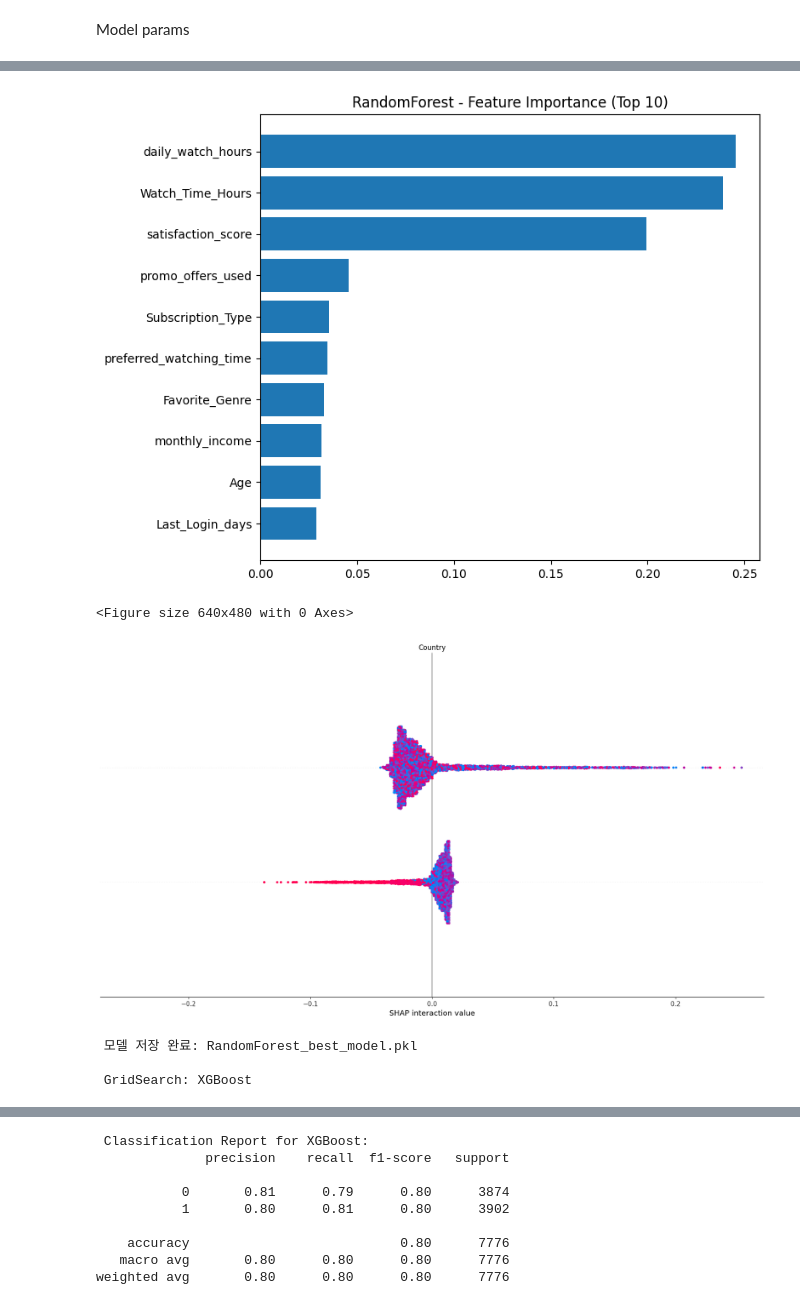
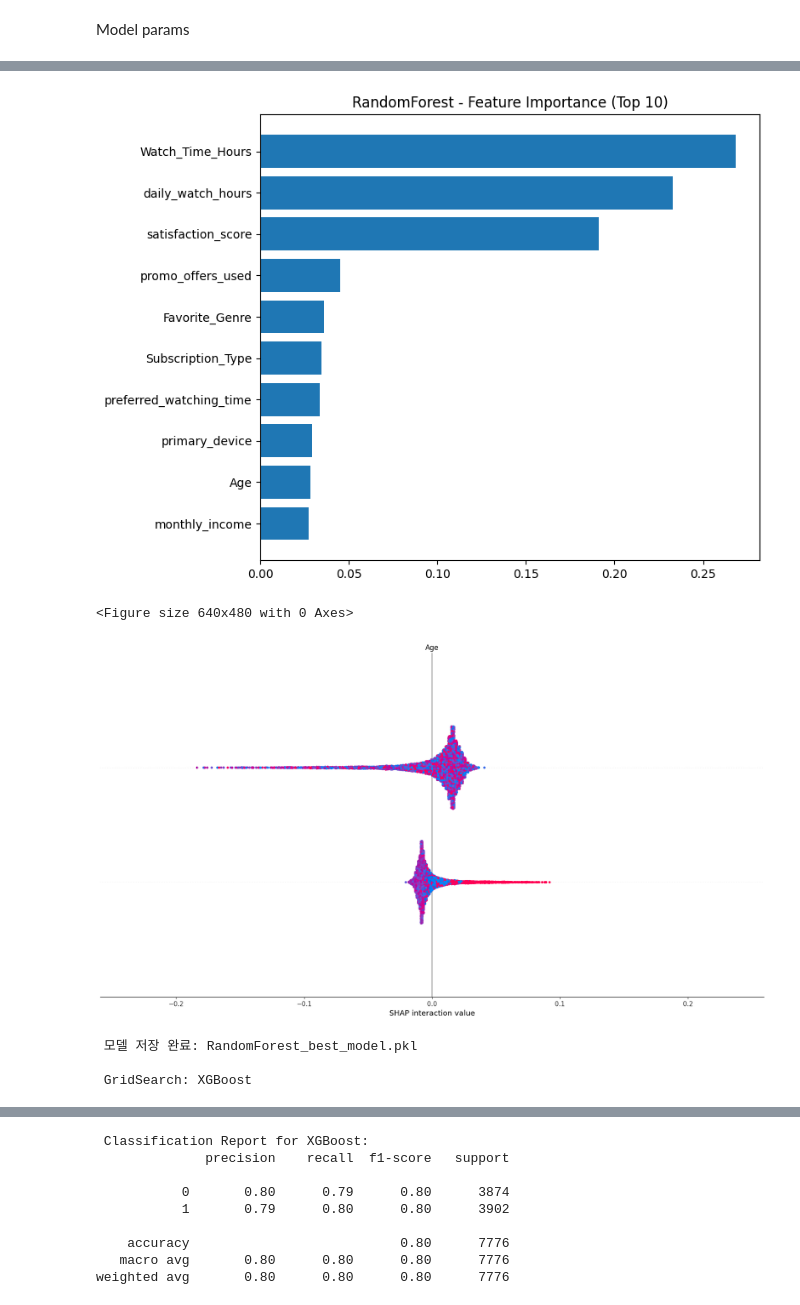
Before and after one commit to SKNETWORKS-FAMILY-AICAMP/SKN12-2nd-1TEAM, a Jupyter notebook: model/model.ipynb, the cells around one changed output, grey strips where cells are left out. Saved outputs shown, nothing was run; the diff lists cells and outputs as text; code cells hidden in the pictures.

```diff
--- a/model/model.ipynb
+++ b/model/model.ipynb
@@ -18,7 +18,7 @@ import warnings
 warnings.filterwarnings('ignore')
 # %%
 # 데이터 로더
-df = pd.read_csv('./data/netflix_users.csv')
+df = pd.read_csv('../data/netflix_users.csv')
 print(df.head())
 # %% [output]
    User_ID            Name  Age Country Subscription_Type  Watch_Time_Hours  \
@@ -112,6 +112,6 @@ Index(['Age', 'Country', 'Subscription_Type', 'Watch_Time_Hours',
        'Last_Login_days'],
       dtype='object')
 # %%
-# #30일 이상으로 이탈자 변경
-# df['churn_status'] = df['Last_Login_days'].apply(lambda x: 1 if x >= 30 else 0)
-# df['churn_status'].value_counts()
+#30일 이상으로 이탈자 변경
+df['month_churn'] = df['Last_Login_days'].apply(lambda x: 1 if x >= 30 else 0)
+df['month_churn'].value_counts()
@@ -132,3 +137,9 @@ X_sm, y_sm = SMOTE(random_state = 22).fit_resample(X, y)
 # %%
 # 데이터 분할
 X_train, X_test, y_train, y_test = train_test_split(X_sm, y_sm, test_size=0.2, random_state=42)
+# 스케일
+scaler = StandardScaler()
+X_train = scaler.fit_transform(X_train)
+X_test = scaler.transform(X_test)
+# 스케일 저장
+joblib.dump(scaler, '../model/scaler.pkl')
@@ -272,7 +284,7 @@ for item in models_and_params:
         print(f"SHAP 해석 불가: {e}")
 
     # ▶ 모델 저장
-    joblib.dump(best_model, f"{name}_best_model.pkl")
+    joblib.dump(best_model, f"../model/{name}_best_model.pkl")
     print(f" 모델 저장 완료: {name}_best_model.pkl")
 
     # ▶ 결과 저장
@@ -288,7 +300,7 @@ df_results = pd.DataFrame(results).sort_values(by='F1 Score', ascending=False).r
 print("\n 모델 성능 요약 (정렬):\n")
 print(df_results)
 
-df_results.to_csv("model_results.csv", index=False)
+df_results.to_csv("../model/model_results.csv", index=False)
 print("📁 성능 결과 저장 완료: results.csv")
 # %% [output]
  GridSearch: LogisticRegression
@@ -316,12 +328,12 @@ weighted avg       0.77      0.77      0.77      7776
 
     accuracy                           0.79      7776
    macro avg       0.79      0.79      0.79      7776
 weighted avg       0.79      0.79      0.79      7776
 [figure]
 [figure]
-[figure, old version]
+[figure, new version]
 <Figure size 640x480 with 0 Axes>
-[figure, old version]
+[figure, new version]
  모델 저장 완료: RandomForest_best_model.pkl
 
  GridSearch: XGBoost
@@ -345,8 +357,8 @@ Parameters: { "use_label_encoder" } are not used.
  Classification Report for XGBoost:
               precision    recall  f1-score   support
 
-           0       0.81      0.79      0.80      3874
-           1       0.80      0.81      0.80      3902
+           0       0.80      0.79      0.80      3874
+           1       0.79      0.80      0.80      3902
 
     accuracy                           0.80      7776
    macro avg       0.80      0.80      0.80      7776
```
Also changed, not shown: parts of 11 cells of this notebook, 21 other files.
